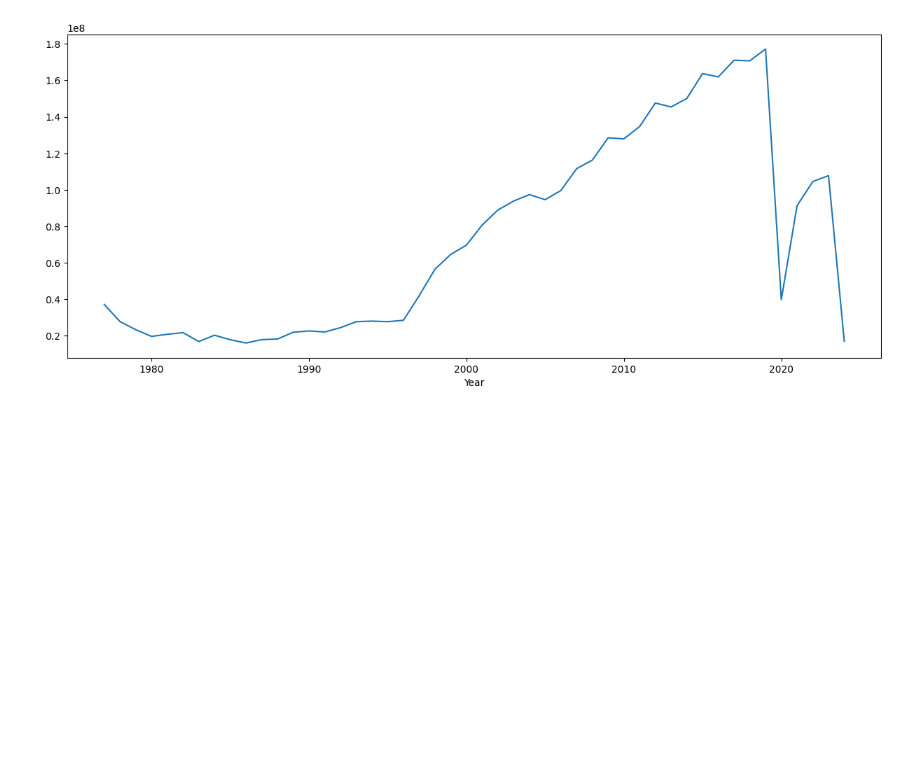
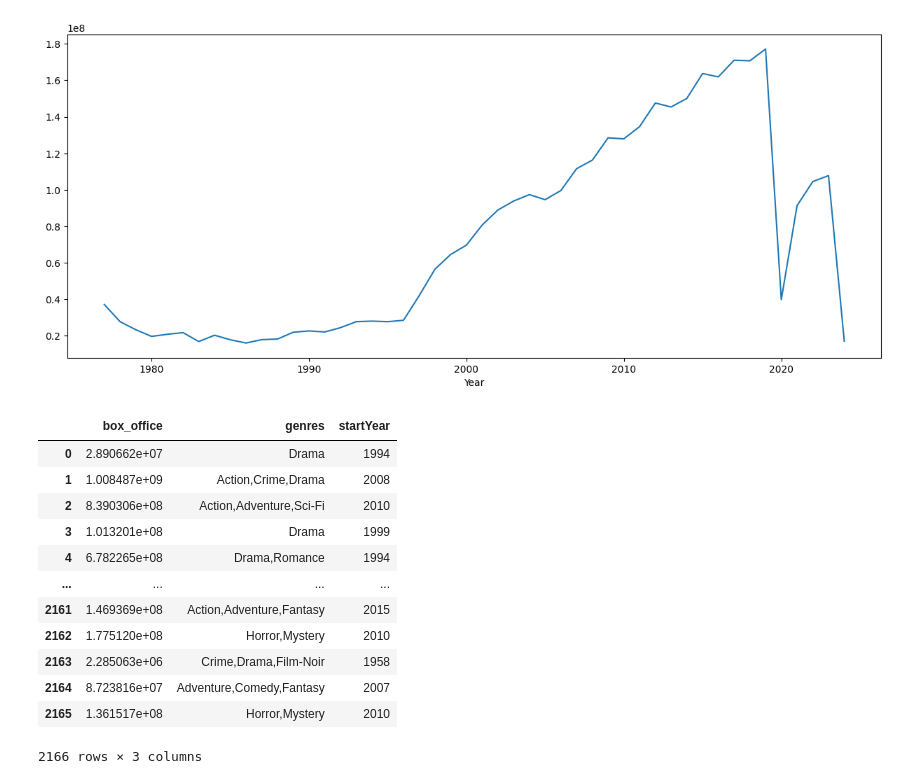
Before and after one commit to wmcgloin/movie_project, a Jupyter notebook: docs/mock_viz_kang.ipynb, the cells around one changed output. Cells and saved outputs as stored; diff of their text form; code cells hidden in the pictures; blank space fills up the shorter version.

```diff
--- a/docs/mock_viz_kang.ipynb
+++ b/docs/mock_viz_kang.ipynb
@@ -223,3 +223,51 @@ box_office.groupby('Year')['Worldwide_Box_Office'].mean().plot(kind='line')
 # %% [output]
 <Axes: xlabel='Year'>
 [figure]
+# %%
+# Since the actual data isn't available, I will create fake data based on the provided image and typical movie data structure.
+import pandas as pd
+# Fake data for financial_info.csv
+financial_info_data = pd.read_csv('../data/clean_data/financial_info.csv')
+
+# Fake data for movie_level_data.csv
+movie_level_data_data = pd.read_csv('../data/clean_data/movie_level_data.csv')
+
+# Convert the fake data to DataFrames
+financial_info_df = pd.DataFrame(financial_info_data)
+movie_level_data_df = pd.DataFrame(movie_level_data_data)
+
+# Perform the merge, keeping only 'box_office' from the first and 'genres' from the second
+# Then, we drop any rows that don't have 'genres'
+merged_df = financial_info_df[['tconst', 'box_office']].merge(
+    movie_level_data_df[['tconst', 'genres', 'startYear']],
+    on='tconst'
+)
+
+# Drop rows without genres
+merged_df = merged_df.dropna(subset=['genres'])
+merged_df.drop(columns=['tconst'], inplace=True)
+# Export the merged DataFrame to JSON
+merged_json = merged_df.to_json(orient='records')
+
+# Display the merged DataFrame and the JSON string
+merged_df, merged_json
+
+# Save the JSON string to a file
+with open('../data/json_data/merged_data.json', 'w') as f:
+    f.write(merged_json)
+# %%
+merged_df
+# %% [output]
+|  | box_office | genres | startYear |
+| 0 | 2.890662e+07 | Drama | 1994 |
+| 1 | 1.008487e+09 | Action,Crime,Drama | 2008 |
+| 2 | 8.390306e+08 | Action,Adventure,Sci-Fi | 2010 |
+| 3 | 1.013201e+08 | Drama | 1999 |
+| 4 | 6.782265e+08 | Drama,Romance | 1994 |
+| ... | ... | ... | ... |
+| 2161 | 1.469369e+08 | Action,Adventure,Fantasy | 2015 |
+| 2162 | 1.775120e+08 | Horror,Mystery | 2010 |
+| 2163 | 2.285063e+06 | Crime,Drama,Film-Noir | 1958 |
+| 2164 | 8.723816e+07 | Adventure,Comedy,Fantasy | 2007 |
+| 2165 | 1.361517e+08 | Horror,Mystery | 2010 |
+2166 rows × 3 columns
```
Also changed, not shown: parts of 5 cells of this notebook, 2 other files.
